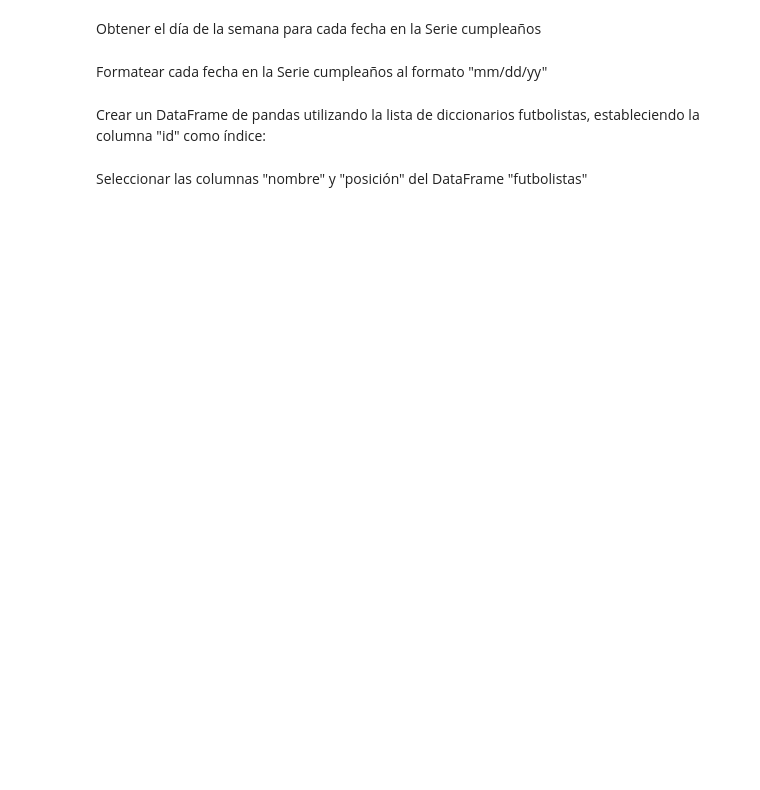
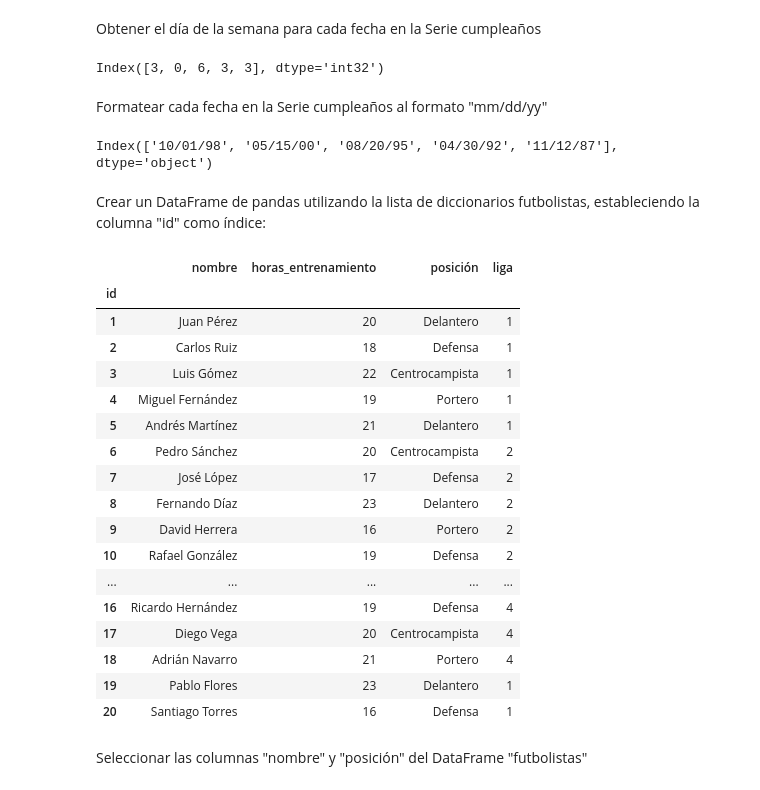
Before and after one commit to alexballera/python-lib, a Jupyter notebook: python/a2-capacitacion/Python- DataScience.ipynb, the cells around one changed output. Saved outputs shown, nothing was run; the diff lists cells and outputs as text; code cells hidden in the pictures; blank space fills up the shorter version.

```diff
--- a/python/a2-capacitacion/Python- DataScience.ipynb
+++ b/python/a2-capacitacion/Python- DataScience.ipynb
@@ -499,7 +712,16 @@ Obtener el mes para cada fecha en la Serie "cumpleaños"
 # %% [markdown]
 Obtener el día de la semana para cada fecha en la Serie cumpleaños
+# %%
+dia_semana = cumpleanos.day_of_week
+dia_semana
+# %% [output]
+Index([3, 0, 6, 3, 3], dtype='int32')
 # %% [markdown]
 Formatear cada fecha en la Serie cumpleaños al formato "mm/dd/yy"
+# %%
+cumpleanos.strftime("%m/%d/%y")
+# %% [output]
+Index(['10/01/98', '05/15/00', '08/20/95', '04/30/92', '11/12/87'], dtype='object')
 # %% [markdown]
 Crear un DataFrame de pandas utilizando la lista de diccionarios futbolistas, estableciendo la columna "id" como índice:
 # %%
@@ -525,5 +747,27 @@ futbolistas = [
     {"id": 19, "nombre": "Pablo Flores", "horas_entrenamiento": 23, "posición": "Delantero", "liga": 1},
     {"id": 20, "nombre": "Santiago Torres", "horas_entrenamiento": 16, "posición": "Defensa", "liga": 1}
 ]
+# %%
+futbolistas = pd.DataFrame(futbolistas).set_index('id')
+futbolistas
+# %% [output]
+|  | nombre | horas_entrenamiento | posición | liga |
+| id |  |  |  |  |
+| 1 | Juan Pérez | 20 | Delantero | 1 |
+| 2 | Carlos Ruiz | 18 | Defensa | 1 |
+| 3 | Luis Gómez | 22 | Centrocampista | 1 |
+| 4 | Miguel Fernández | 19 | Portero | 1 |
+| 5 | Andrés Martínez | 21 | Delantero | 1 |
+| 6 | Pedro Sánchez | 20 | Centrocampista | 2 |
+| 7 | José López | 17 | Defensa | 2 |
+| 8 | Fernando Díaz | 23 | Delantero | 2 |
+| 9 | David Herrera | 16 | Portero | 2 |
+| 10 | Rafael González | 19 | Defensa | 2 |
+| ... | ... | ... | ... | ... |
+| 16 | Ricardo Hernández | 19 | Defensa | 4 |
+| 17 | Diego Vega | 20 | Centrocampista | 4 |
+| 18 | Adrián Navarro | 21 | Portero | 4 |
+| 19 | Pablo Flores | 23 | Delantero | 1 |
+| 20 | Santiago Torres | 16 | Defensa | 1 |
 # %% [markdown]
 Seleccionar las columnas "nombre" y "posición" del DataFrame "futbolistas"
```
Also changed, not shown: parts of 47 cells of this notebook.
